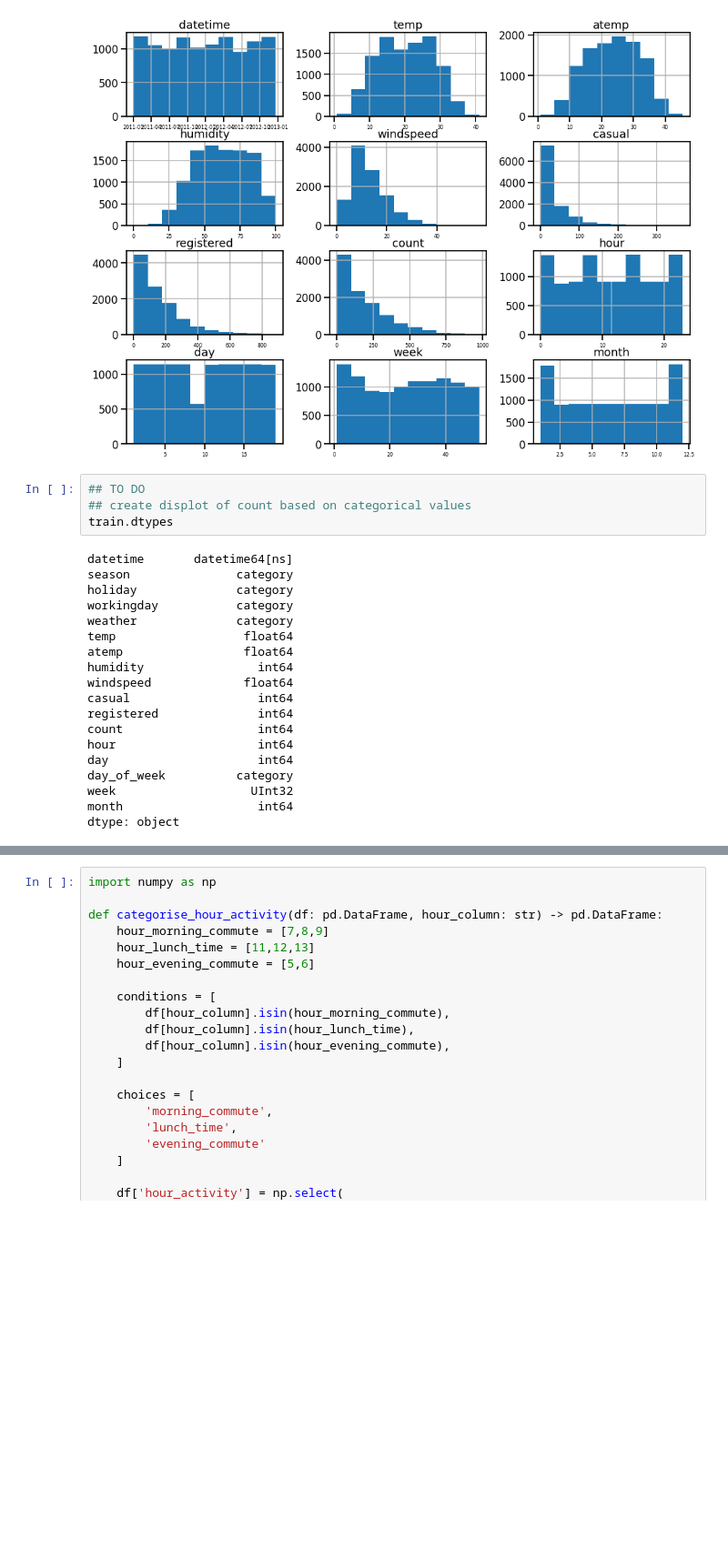
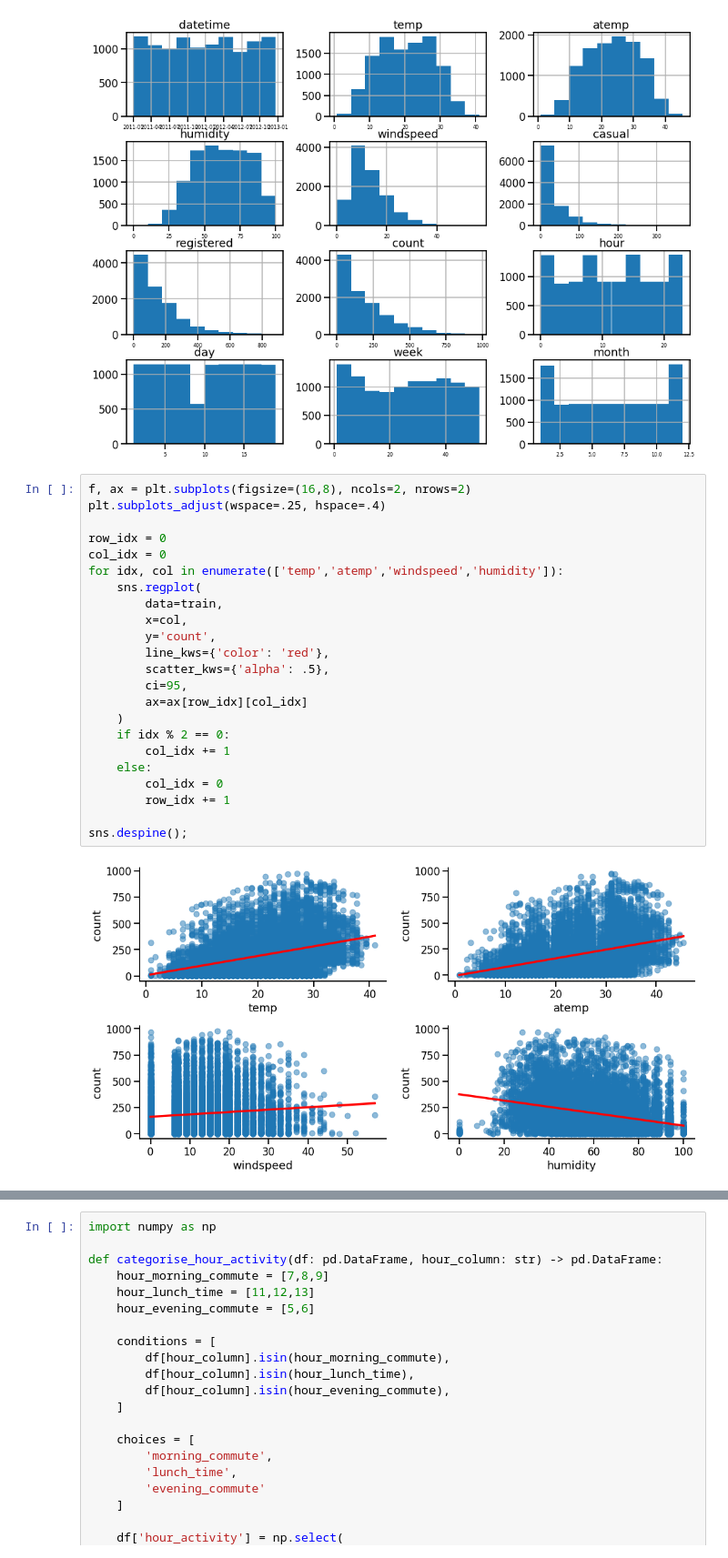
Before and after one commit to elvyna/udacity-aws-mle-nanodegree, a Jupyter notebook: project01-bike-sharing-demand-prediction/project-notebook.ipynb, the cells around one changed output, grey strips where cells are left out. Shown at 91% size. Cells and saved outputs as stored; diff of their text form; blank space fills up the shorter version.

Commit message:
Add plots

```diff
--- a/project01-bike-sharing-demand-prediction/project-notebook.ipynb
+++ b/project01-bike-sharing-demand-prediction/project-notebook.ipynb
@@ -411,29 +411,31 @@ train.tail()
 train.hist(figsize=(16,12), xlabelsize=8);
 # %% [output]
 [figure]
-# %%
-## TO DO
-## create displot of count based on categorical values
-train.dtypes
-# %% [output]
-datetime       datetime64[ns]
-season               category
-holiday              category
-workingday           category
-weather              category
-temp                  float64
-atemp                 float64
-humidity                int64
-windspeed             float64
-casual                  int64
-registered              int64
-count                   int64
-hour                    int64
-day                     int64
-day_of_week          category
-week                   UInt32
-month                   int64
-dtype: object
+# %%
+f, ax = plt.subplots(figsize=(16,8), ncols=2, nrows=2)
+plt.subplots_adjust(wspace=.25, hspace=.4)
+
+row_idx = 0
+col_idx = 0
+for idx, col in enumerate(['temp','atemp','windspeed','humidity']):
+    sns.regplot(
+        data=train,
+        x=col,
+        y='count',
+        line_kws={'color': 'red'},
+        scatter_kws={'alpha': .5},
+        ci=95,
+        ax=ax[row_idx][col_idx]
+    )
+    if idx % 2 == 0:
+        col_idx += 1
+    else:
+        col_idx = 0
+        row_idx += 1
+
+sns.despine();
+# %% [output]
+[figure, added]
 # %% [markdown]
 Hour has a moderately positive correlation with the demand (`count`); we could generate additional features based on hour of day - potentially, demand during rush hour is much higher.
 
```
Also changed, not shown: parts of 5 cells of this notebook, 3 other files.
